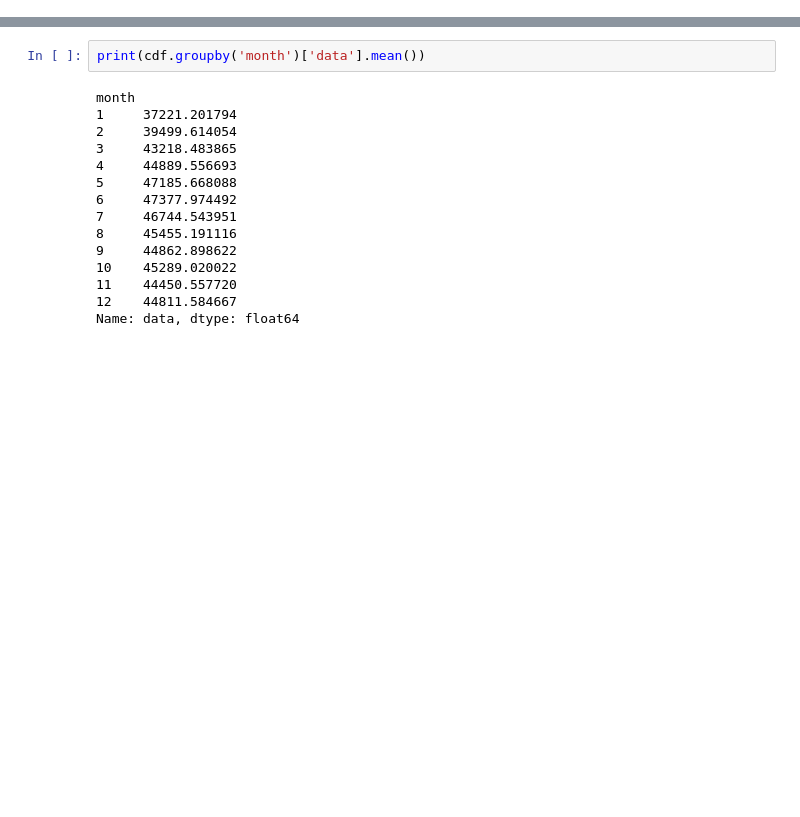
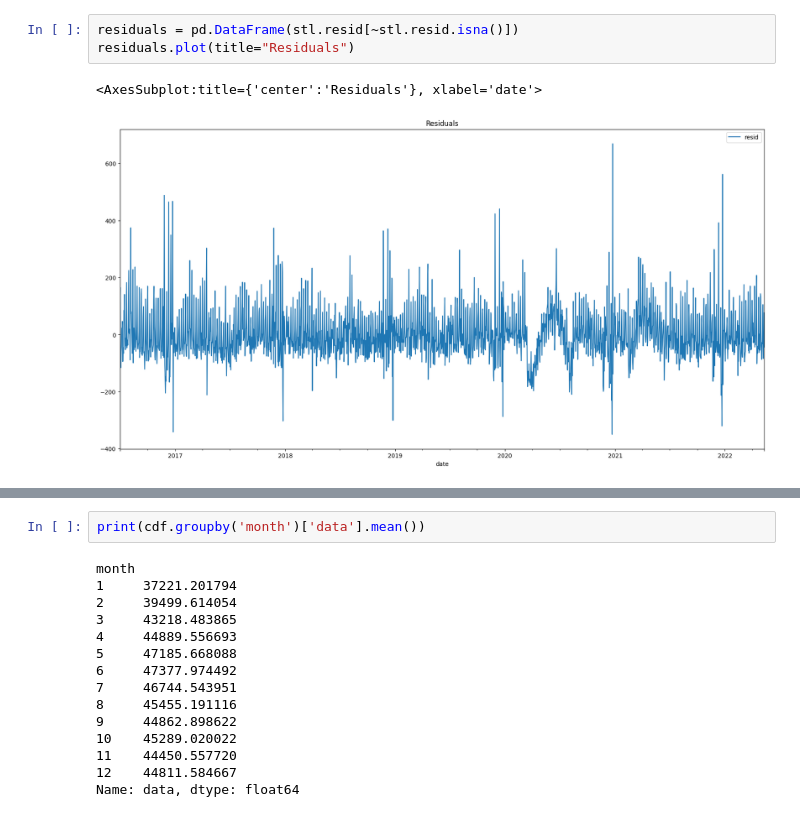
Before and after one commit to rohan-r-kulkarni/wellington_anomaly_detection, a Jupyter notebook: eda/eda_credit.ipynb, the cells around one changed output, grey strips where cells are left out. Drawn from its saved outputs; the diff is of its cells as text; blank space fills up the shorter version.

```diff
--- a/eda/eda_credit.ipynb
+++ b/eda/eda_credit.ipynb
@@ -53,0 +74,6 @@ run_decompose(cdf, 2)
+# %%
+residuals = pd.DataFrame(stl.resid[~stl.resid.isna()])
+residuals.plot(title="Residuals")
+# %% [output]
+<AxesSubplot:title={'center':'Residuals'}, xlabel='date'>
+[figure, added]
```
Also changed, not shown: parts of 12 cells of this notebook, 3 other files.
